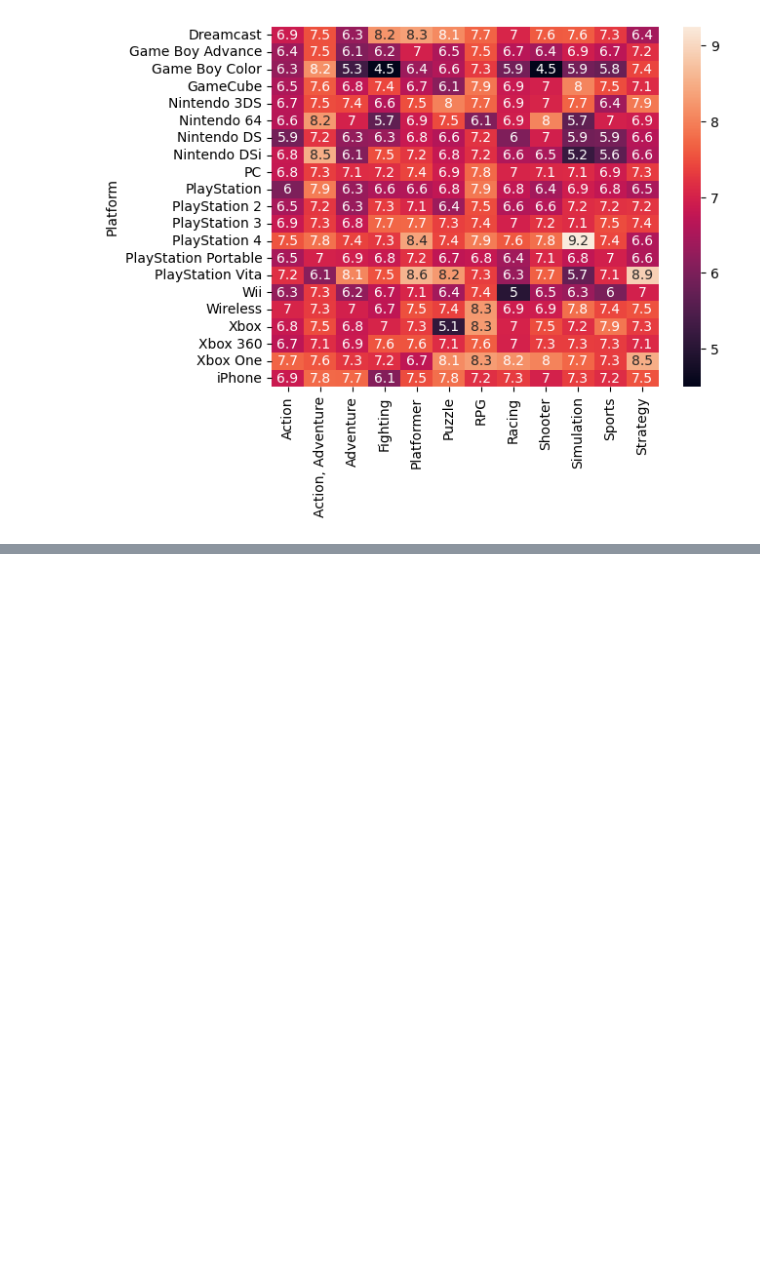
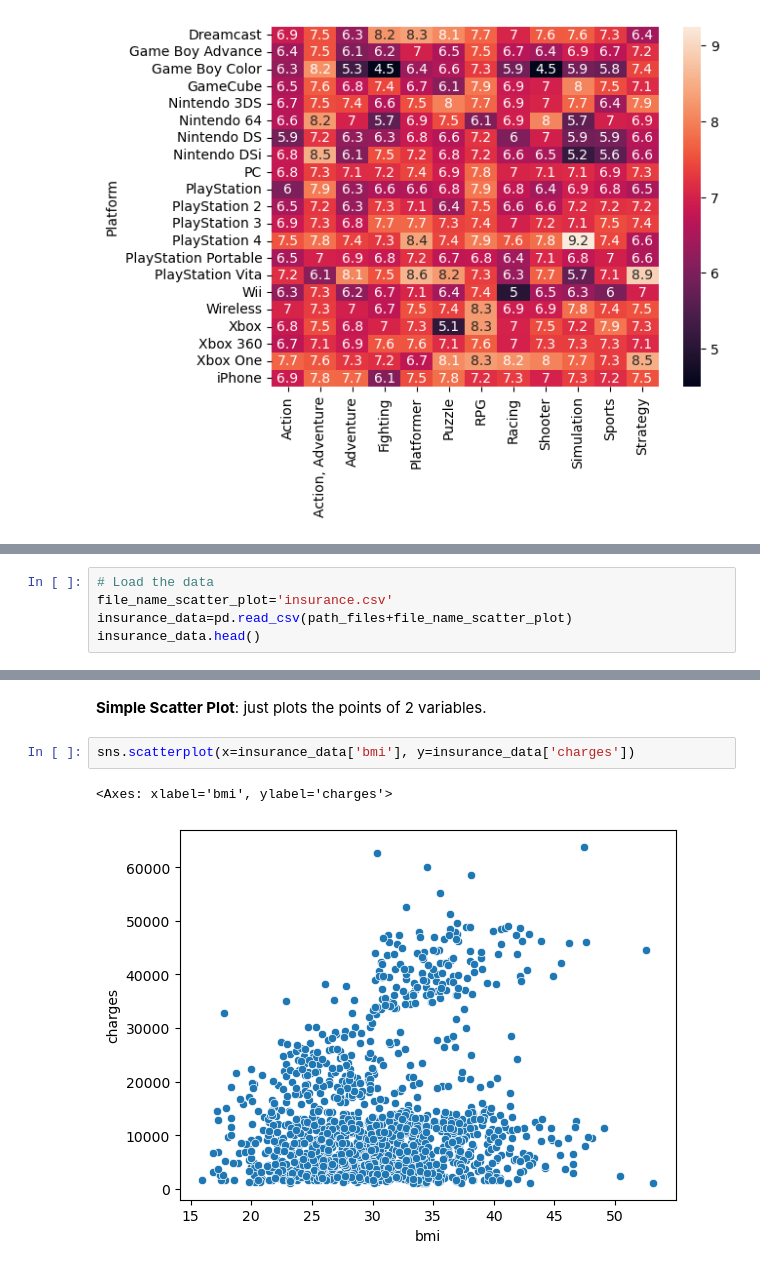
Before and after one commit to carlos-cruz-cruz/Plots_with_Seaborn_Python, a Jupyter notebook: 001_Plotting_w_Pandas_Seaborn/Plots_Pandas_Seaborn.ipynb, the cells around one changed output, grey strips where cells are left out. Cells and saved outputs as stored; diff of their text form; blank space fills up the shorter version.

```diff
--- a/001_Plotting_w_Pandas_Seaborn/Plots_Pandas_Seaborn.ipynb
+++ b/001_Plotting_w_Pandas_Seaborn/Plots_Pandas_Seaborn.ipynb
@@ -125,0 +134,5 @@ sns.heatmap(df_bar_chart_heatmap, annot=True)
+# %%
+# Load the data
+file_name_scatter_plot='insurance.csv'
+insurance_data=pd.read_csv(path_files+file_name_scatter_plot)
+insurance_data.head()
@@ -125,0 +146,7 @@ sns.heatmap(df_bar_chart_heatmap, annot=True)
+# %% [markdown]
+**Simple Scatter Plot**: just plots the points of 2 variables.
+# %%
+sns.scatterplot(x=insurance_data['bmi'], y=insurance_data['charges'])
+# %% [output]
+<Axes: xlabel='bmi', ylabel='charges'>
+[figure, added]
```
Also changed, not shown: parts of 45 cells of this notebook.
